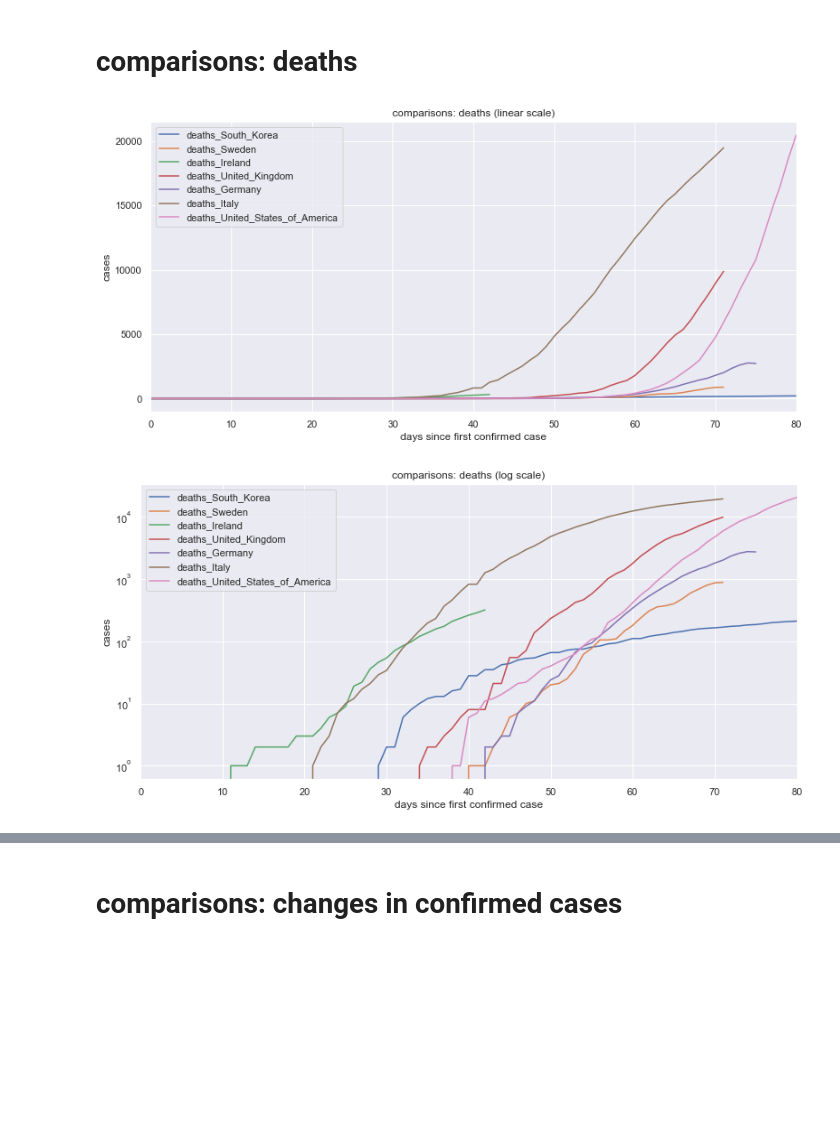
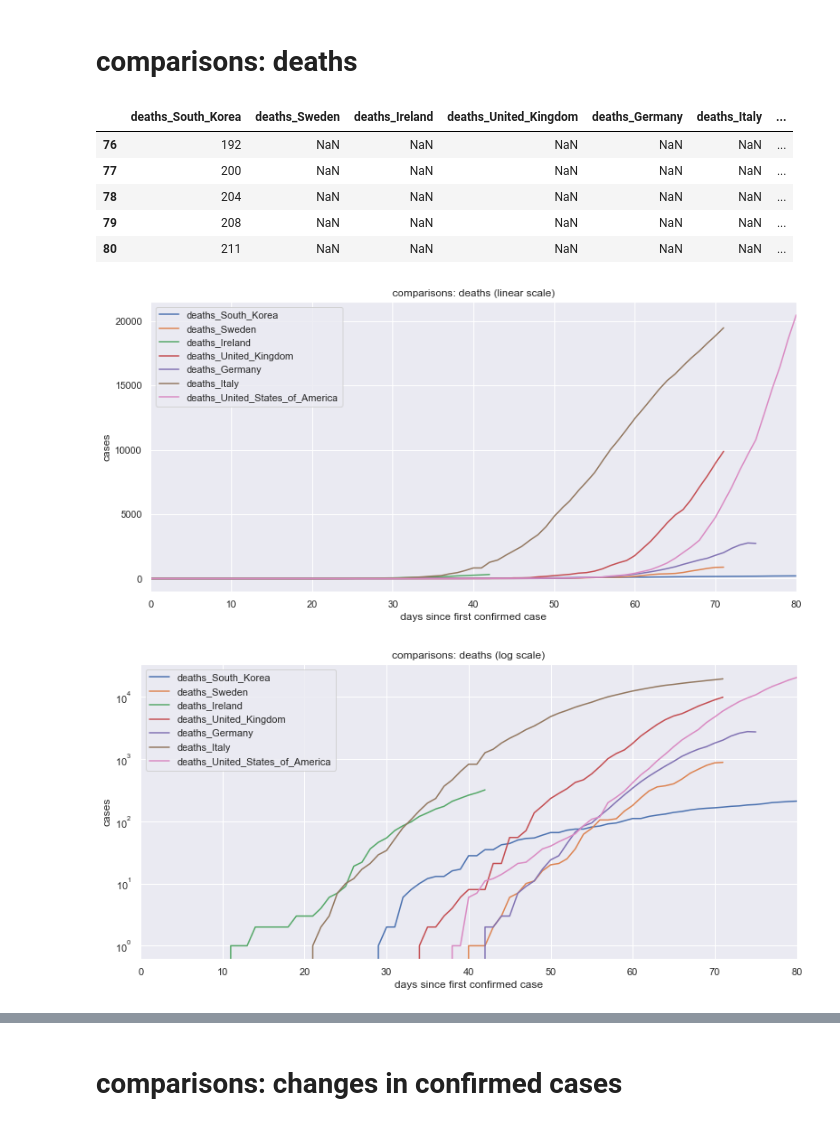
Before and after one commit to wdbm/COVID-19, a Jupyter notebook: COVID-19_7ef2f737.ipynb, the cells around one changed output, grey strips where cells are left out. Cells and saved outputs as stored; diff of their text form; code cells hidden in the pictures; blank space fills up the shorter version.

```diff
--- a/COVID-19_7ef2f737.ipynb
+++ b/COVID-19_7ef2f737.ipynb
@@ -343,18 +343,24 @@ __df.plot(title=title+' '+'(log scale)', logy=True); plt.xlabel('days since firs
 # %%
 __df = _df[[
     'deaths_South_Korea',
     'deaths_Sweden',
     'deaths_Ireland',
     'deaths_United_Kingdom',
     'deaths_Germany',
     'deaths_Italy',
     'deaths_United_States_of_America']]
-__df.tail()
+display(__df.tail())
 
 title = 'comparisons: deaths'
 __df.plot(title=title+' '+'(linear scale)')        ; plt.xlabel('days since first confirmed case'); plt.ylabel('cases');
 __df.plot(title=title+' '+'(log scale)', logy=True); plt.xlabel('days since first confirmed case'); plt.ylabel('cases');
 # %% [output]
+|  | deaths_South_Korea | deaths_Sweden | deaths_Ireland | deaths_United_Kingdom | deaths_Germany | deaths_Italy | ... |
+| 76 | 192 | NaN | NaN | NaN | NaN | NaN | ... |
+| 77 | 200 | NaN | NaN | NaN | NaN | NaN | ... |
+| 78 | 204 | NaN | NaN | NaN | NaN | NaN | ... |
+| 79 | 208 | NaN | NaN | NaN | NaN | NaN | ... |
+| 80 | 211 | NaN | NaN | NaN | NaN | NaN | ... |
 [figure]
 [figure]
 # %%
```
Also changed, not shown: parts of 6 cells of this notebook.
